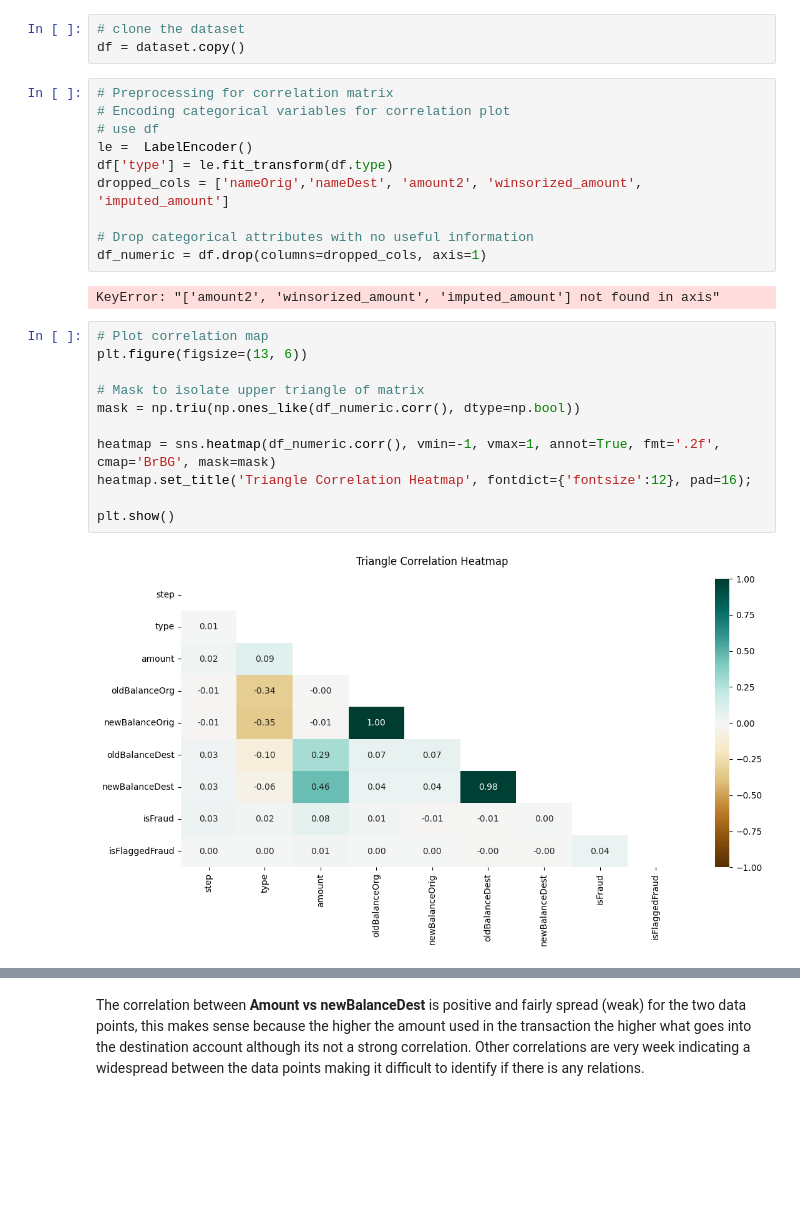
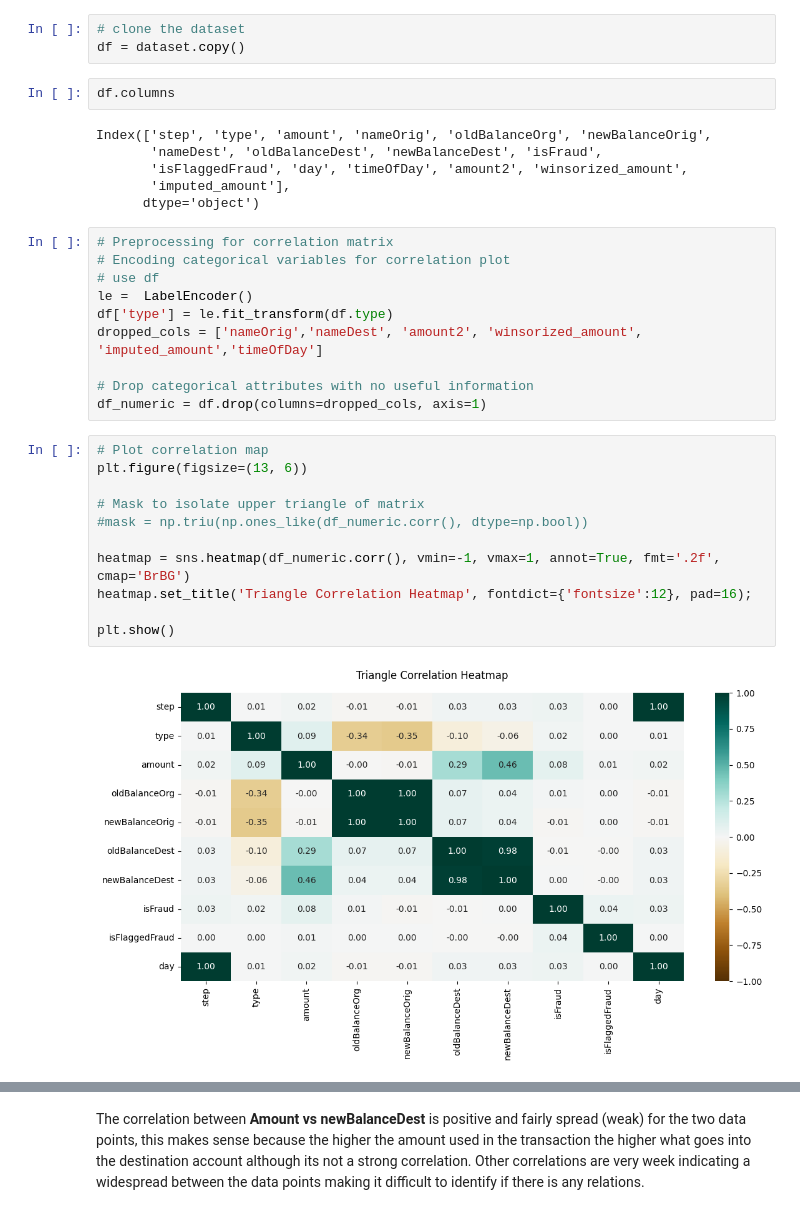
Before and after one commit to spectralcodex/momo-fincrime, a Jupyter notebook: fincrime.ipynb, the cells around one changed output, grey strips where cells are left out. Cells and saved outputs as stored; diff of their text form; blank space fills up the shorter version.

```diff
--- a/fincrime.ipynb
+++ b/fincrime.ipynb
@@ -705,28 +722,34 @@ Balance - Monitory transaction patterns using account balances can be used to de
 # %%
 # clone the dataset
 df = dataset.copy()
+# %%
+df.columns
+# %% [output]
+Index(['step', 'type', 'amount', 'nameOrig', 'oldBalanceOrg', 'newBalanceOrig',
+       'nameDest', 'oldBalanceDest', 'newBalanceDest', 'isFraud',
+       'isFlaggedFraud', 'day', 'timeOfDay', 'amount2', 'winsorized_amount',
+       'imputed_amount'],
+      dtype='object')
 # %%
 # Preprocessing for correlation matrix
 # Encoding categorical variables for correlation plot
 # use df
 le =  LabelEncoder()
 df['type'] = le.fit_transform(df.type)
-dropped_cols = ['nameOrig','nameDest', 'amount2', 'winsorized_amount', 'imputed_amount']
+dropped_cols = ['nameOrig','nameDest', 'amount2', 'winsorized_amount', 'imputed_amount','timeOfDay']
 
 # Drop categorical attributes with no useful information
 df_numeric = df.drop(columns=dropped_cols, axis=1)
-# %% [output]
-KeyError: "['amount2', 'winsorized_amount', 'imputed_amount'] not found in axis"
 # %%
 # Plot correlation map
 plt.figure(figsize=(13, 6))
 
 # Mask to isolate upper triangle of matrix
-mask = np.triu(np.ones_like(df_numeric.corr(), dtype=np.bool))
+#mask = np.triu(np.ones_like(df_numeric.corr(), dtype=np.bool))
 
-heatmap = sns.heatmap(df_numeric.corr(), vmin=-1, vmax=1, annot=True, fmt='.2f', cmap='BrBG', mask=mask)
+heatmap = sns.heatmap(df_numeric.corr(), vmin=-1, vmax=1, annot=True, fmt='.2f', cmap='BrBG')
 heatmap.set_title('Triangle Correlation Heatmap', fontdict={'fontsize':12}, pad=16);
 
 plt.show()
 # %% [output]
-[figure, old version]
+[figure, new version]
```
Also changed, not shown: parts of 10 cells of this notebook, 12 other files.
